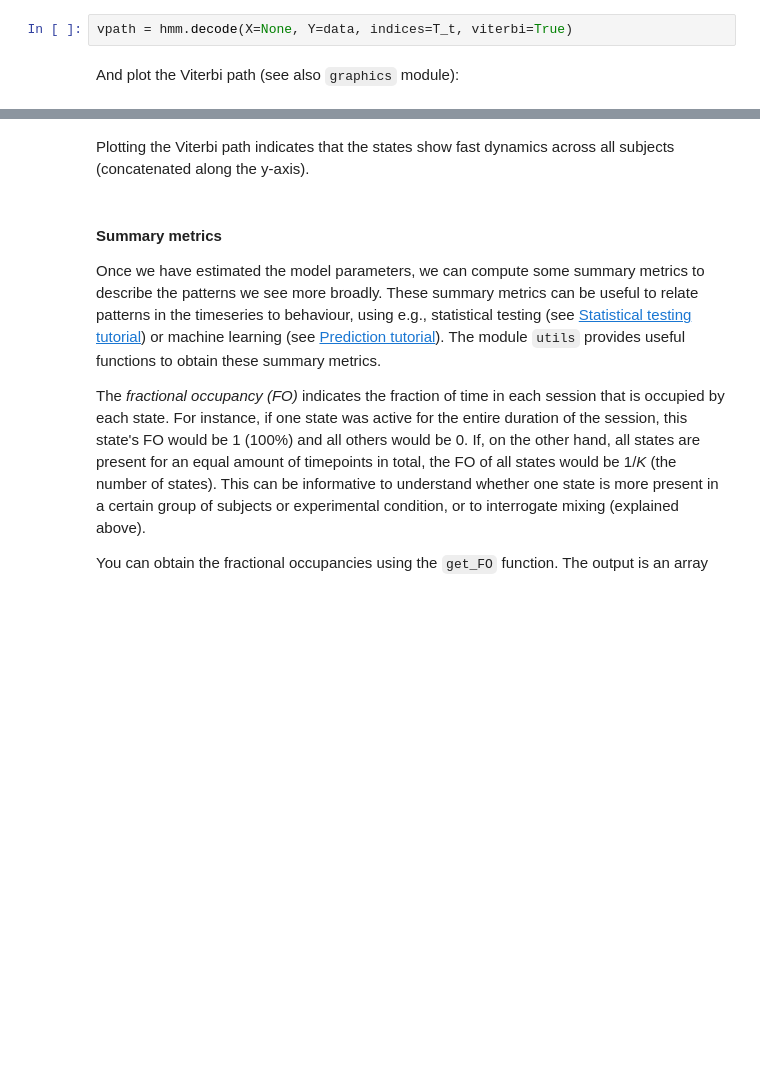
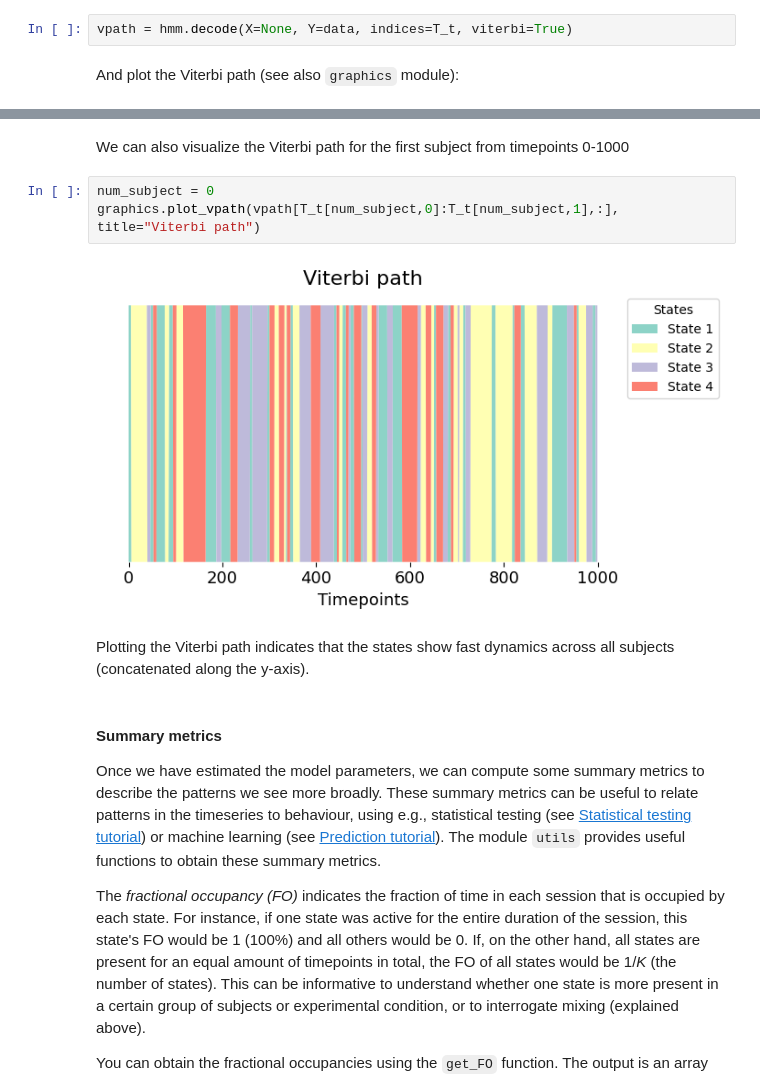
Before and after one commit to vidaurre/glhmm, a Jupyter notebook: docs/notebooks/GaussianHMM_example.ipynb, the cells around one changed output, grey strips where cells are left out. Drawn from its saved outputs; the diff is of its cells as text; blank space fills up the shorter version.

```diff
--- a/docs/notebooks/GaussianHMM_example.ipynb
+++ b/docs/notebooks/GaussianHMM_example.ipynb
@@ -222,3 +187,10 @@ plt.show()
+# %% [markdown]
+We can also visualize the Viterbi path for the first subject from timepoints 0-1000
+# %%
+num_subject = 0
+graphics.plot_vpath(vpath[T_t[num_subject,0]:T_t[num_subject,1],:], title="Viterbi path")
+# %% [output]
+[figure, added]
 # %% [markdown]
 Plotting the Viterbi path indicates that the states show fast dynamics across all subjects (concatenated along the y-axis).
 # %% [markdown]
```
Also changed, not shown: parts of 27 cells of this notebook, 21 other files.
